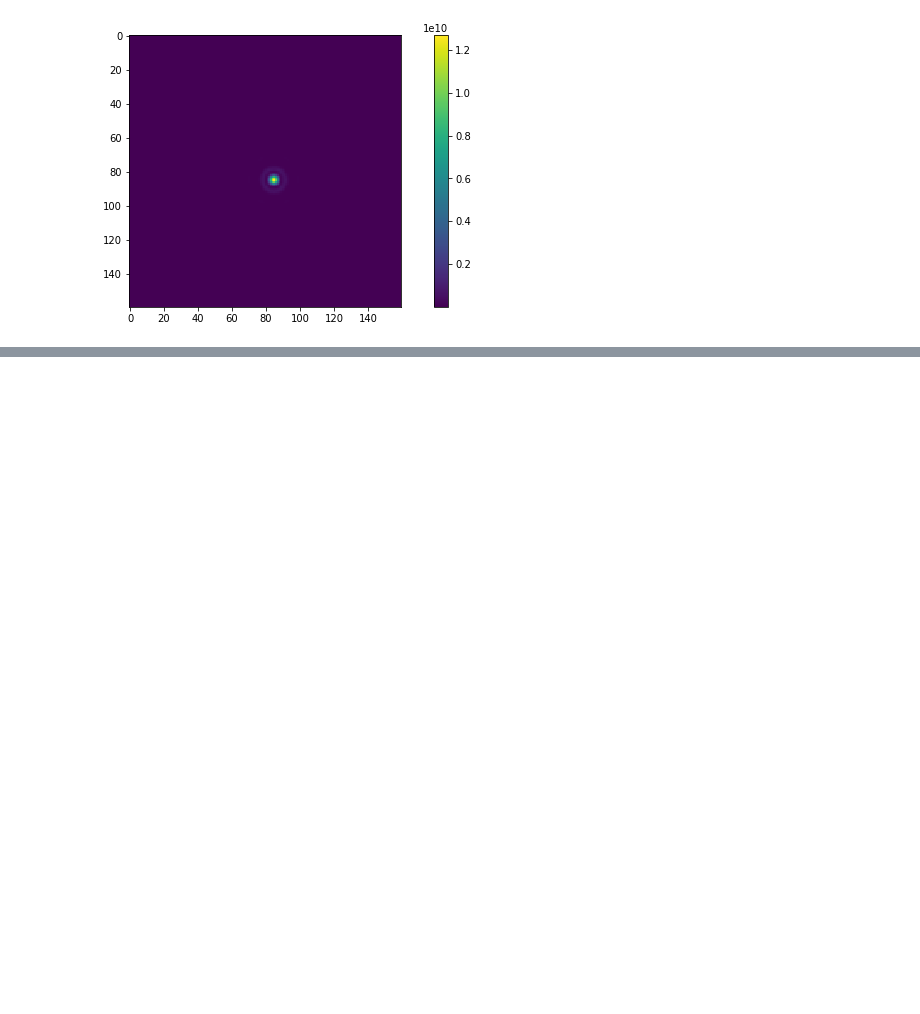
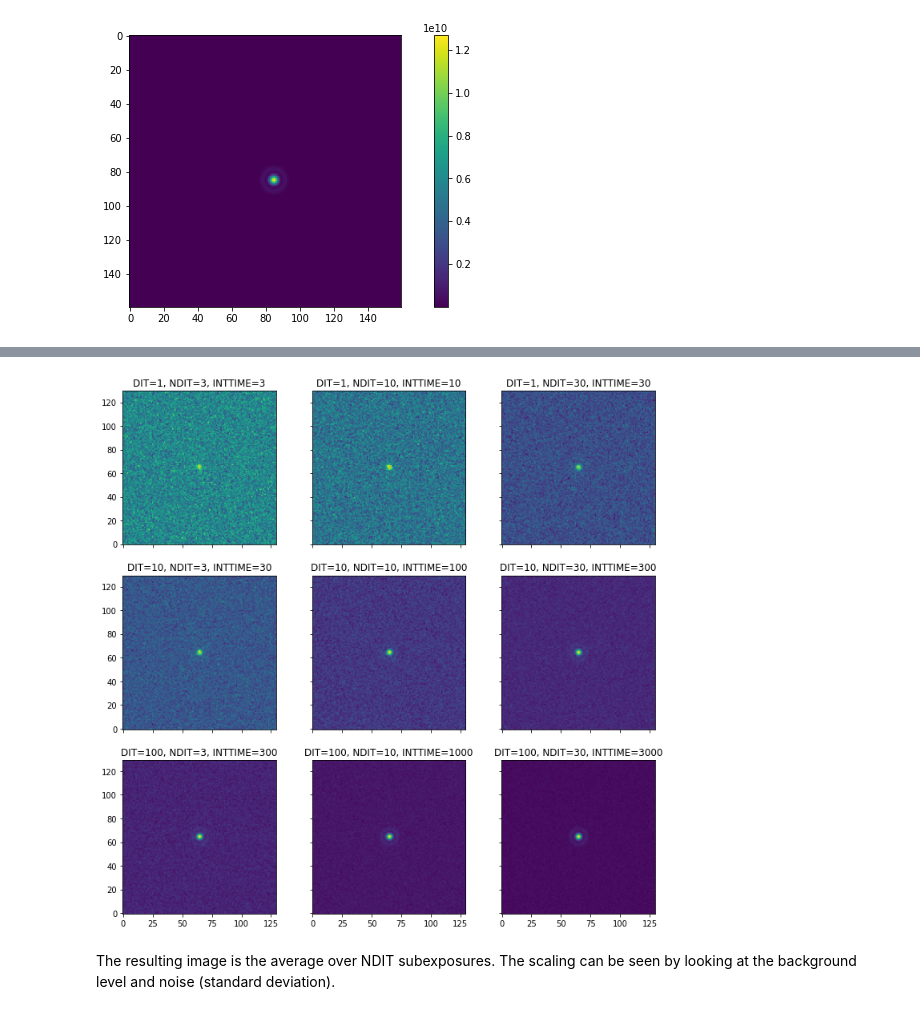
Before and after one commit to astronomyk/SimMETIS, a Jupyter notebook: notebooks/SimMETIS_IMG_LM.ipynb, the cells around one changed output, grey strips where cells are left out. Cells and saved outputs as stored; diff of their text form; code cells hidden in the pictures; blank space fills up the shorter version.

Commit message:
Add demo of DIT/NDIT

```diff
--- a/notebooks/SimMETIS_IMG_LM.ipynb
+++ b/notebooks/SimMETIS_IMG_LM.ipynb
@@ -107,0 +111,7 @@ plt.colorbar()
+# %%
+lam, spec = sim.source.flat_spectrum(17, "TC_filter_" + metis_filter_id + ".dat")
+
+src = sim.Source(lam=lam, spectra=np.array([spec]),
+                 ref=[0], x=[0], y=[0])
+
+src.apply_optical_train(opt, fpa)
@@ -107,0 +120,6 @@ plt.colorbar()
+# %%
+dit = np.array([1, 1, 1, 10, 10, 10, 100, 100, 100])
+ndit = np.array([3, 10, 30, 3, 10, 30, 3, 10, 30])
+hdus = list()
+for i in range(9):
+    hdus.append(fpa.read_out(OBS_DIT=dit[i], OBS_NDIT=ndit[i]))
@@ -107,0 +145,11 @@ plt.colorbar()
+# %%
+fig, axes = plt.subplots(3, 3, figsize=(12, 12), sharex=True, sharey=True)
+for i in range(9):
+    theax = axes.flat[i]
+    frame = hdus[i][0].data[960:1090, 960:1090]
+    theax.imshow(frame, origin='lower')
+    theax.set_title("DIT={}, NDIT={}, INTTIME={}".format(dit[i], ndit[i], dit[i]*ndit[i]))
+# %% [output]
+[figure, added]
+# %% [markdown]
+The resulting image is the average over NDIT subexposures. The scaling can be seen by looking at the background level and noise (standard deviation).
```
Also changed, not shown: parts of 18 cells of this notebook.
